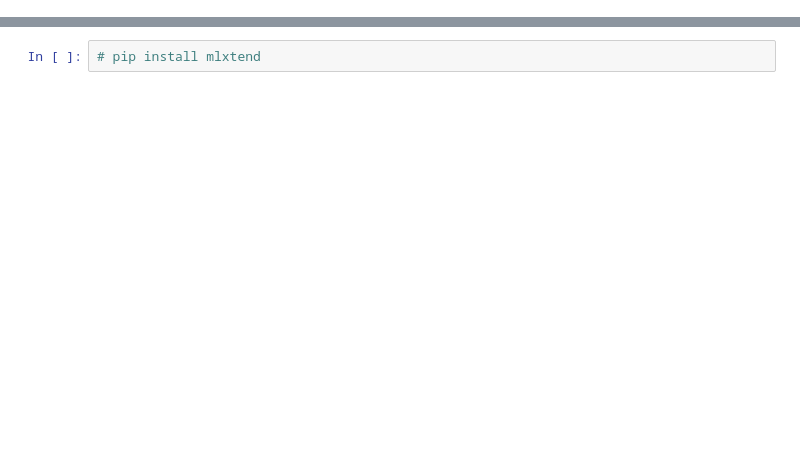
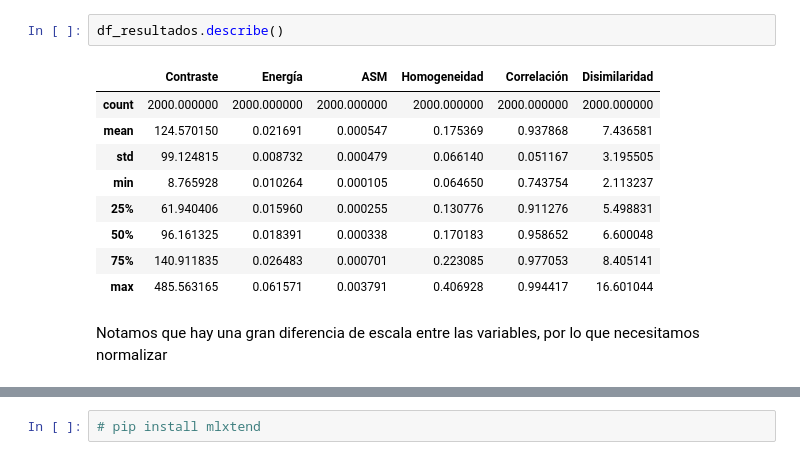
Before and after one commit to Mario-Rivera-A/Tarea3_RPI, a Jupyter notebook: tarea3_Paola_Flores_Mario_RIvera.ipynb, the cells around one changed output, grey strips where cells are left out. Drawn from its saved outputs; the diff is of its cells as text; blank space fills up the shorter version.

```diff
--- a/tarea3_Paola_Flores_Mario_RIvera.ipynb
+++ b/tarea3_Paola_Flores_Mario_RIvera.ipynb
@@ -155,4 +144,18 @@ display(df_resultados)
 2000 rows × 9 columns
+# %%
+df_resultados.describe()
+# %% [output]
+|  | Contraste | Energía | ASM | Homogeneidad | Correlación | Disimilaridad |
+| count | 2000.000000 | 2000.000000 | 2000.000000 | 2000.000000 | 2000.000000 | 2000.000000 |
+| mean | 124.570150 | 0.021691 | 0.000547 | 0.175369 | 0.937868 | 7.436581 |
+| std | 99.124815 | 0.008732 | 0.000479 | 0.066140 | 0.051167 | 3.195505 |
+| min | 8.765928 | 0.010264 | 0.000105 | 0.064650 | 0.743754 | 2.113237 |
+| 25% | 61.940406 | 0.015960 | 0.000255 | 0.130776 | 0.911276 | 5.498831 |
+| 50% | 96.161325 | 0.018391 | 0.000338 | 0.170183 | 0.958652 | 6.600048 |
+| 75% | 140.911835 | 0.026483 | 0.000701 | 0.223085 | 0.977053 | 8.405141 |
+| max | 485.563165 | 0.061571 | 0.003791 | 0.406928 | 0.994417 | 16.601044 |
+# %% [markdown]
+Notamos que hay una gran diferencia de escala entre las variables, por lo que necesitamos normalizar
 # %%
 
 from sklearn.preprocessing import StandardScaler
```
Also changed, not shown: parts of 9 cells of this notebook.
